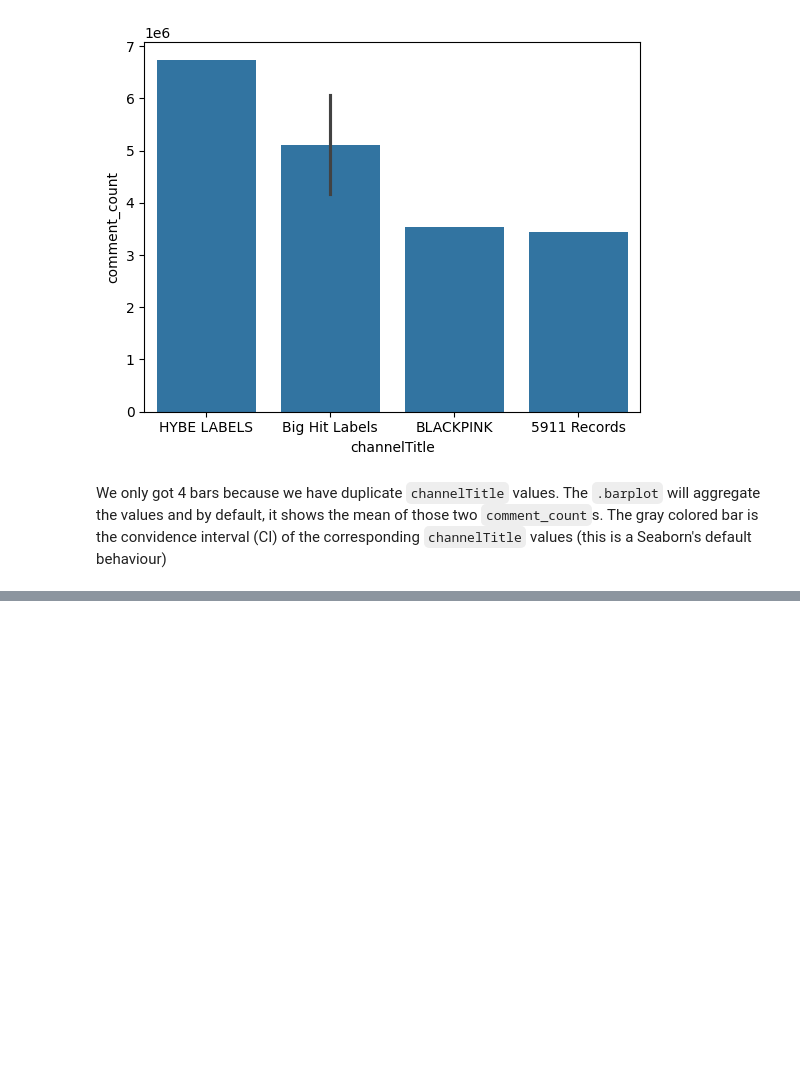
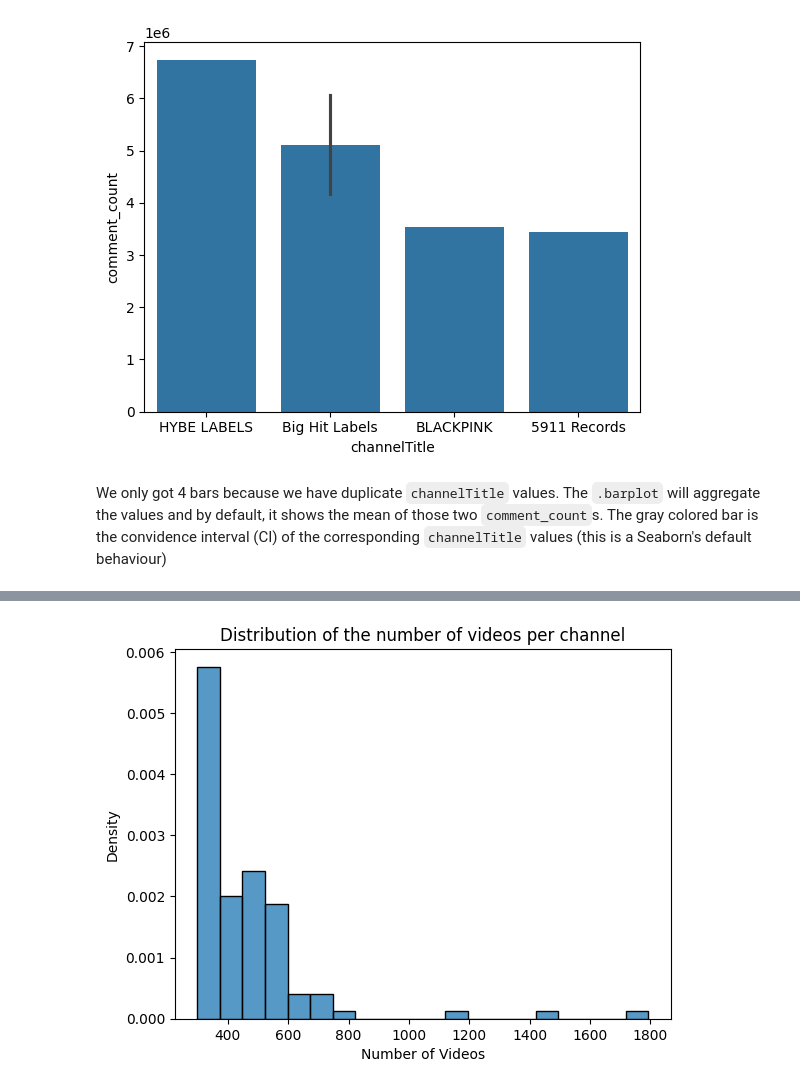
Before and after one commit to mkim2178/Lets_Pandas, a Jupyter notebook: why_so_trendy/trend_analyzer.ipynb, the cells around one changed output, grey strips where cells are left out. Cells and saved outputs as stored; diff of their text form; code cells hidden in the pictures; blank space fills up the shorter version.

```diff
--- a/why_so_trendy/trend_analyzer.ipynb
+++ b/why_so_trendy/trend_analyzer.ipynb
@@ -162,0 +170,5 @@ youtube_trend[youtube_trend["title"] == "Discord Loot Boxes are here."]
+# %%
+sns.histplot(data=top_100_channel_by_video_count, x="Number of Videos", stat="density")
+plt.title("Distribution of the number of videos per channel");
+# %% [output]
+[figure, added]
```
Also changed, not shown: parts of 13 cells of this notebook.
